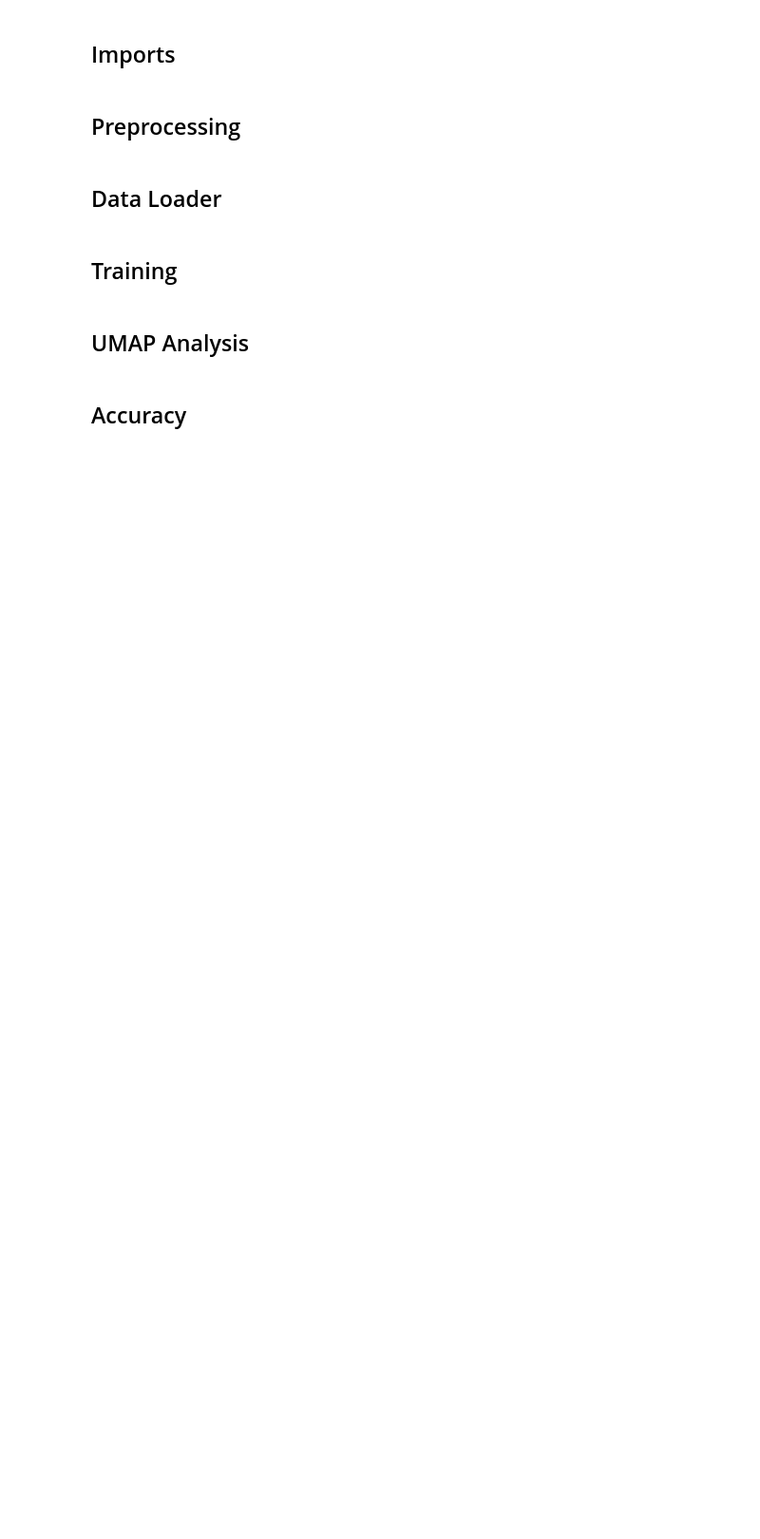
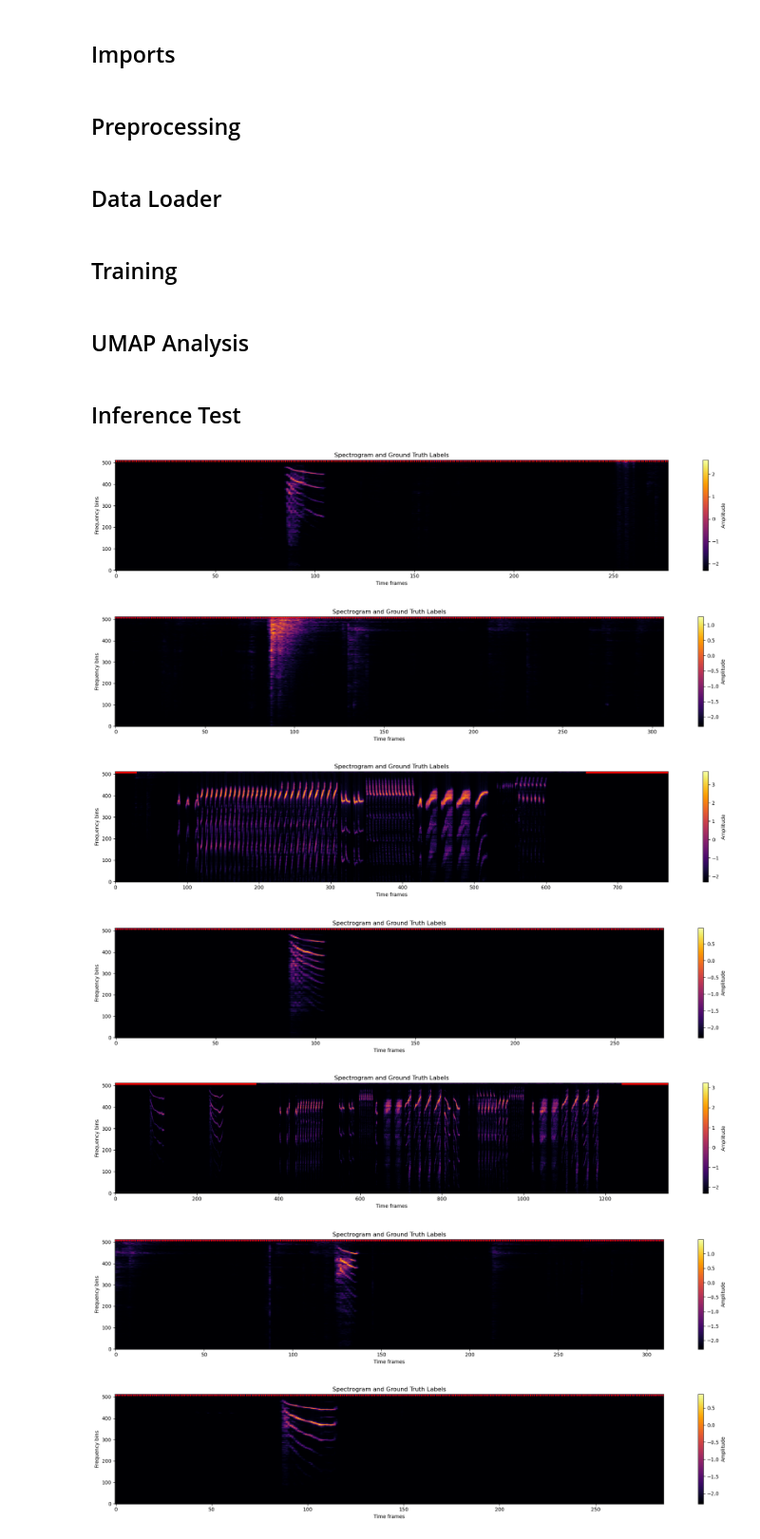
Before and after one commit to georgevenven/canary_song_detector, a Jupyter notebook: tweetyBERT_song_detection.ipynb, the cells around one changed output. Shown at 95% size. Cells and saved outputs as stored; diff of their text form; code cells hidden in the pictures; blank space fills up the shorter version.

```diff
--- a/tweetyBERT_song_detection.ipynb
+++ b/tweetyBERT_song_detection.ipynb
@@ -268,2 +107,0 @@ plt.show()
-# %% [markdown]
-## Accuracy
@@ -322,0 +120,57 @@ print(f'F1 Score: {f1}')
+# %% [markdown]
+## Inference Test
+# %%
+from inference_functions import replace_short_sequences, pad_and_relabel, plot_spectrogram_and_labels
+
+#### 1 should always be non-song, and 0 should always be song #### Thats why I will generate an empty spectogram and see the labels and invert them if they are wrong
+test = np.zeros((1, 492, 286))
+test = torch.Tensor(test)
+output_test, _ = model.inference_forward(test.unsqueeze(0).to(device))
+labels_test = kmeans.predict(output_test[0].detach().cpu().numpy())
+
+if labels_test.all() == 1:
+    invert_labels = False
+else:
+    invert_labels = True
+
+
+for i, file in enumerate(os.listdir("/home/george-vengrovski/Documents/canary_song_detector/data/")):
+    f = np.load(os.path.join(data_root, file))
+    spectogram = f['s']
+    spectogram = spectogram[8:500,:]
+    # Normalize (Z-score normalization)
+    mean = spectogram.mean()
+    std = spectogram.std()
+    spectogram = (spectogram - mean) / (std + 1e-7)  # Adding a small constant to prevent division by zero
+
+    # Replace NaN values with zeros
+    spectogram[np.isnan(spectogram)] = 0
+    spectogram = torch.from_numpy(spectogram).float().unsqueeze(0)
+    output, _ = model.inference_forward(spectogram.unsqueeze(0).to(device))
+
+    labels = kmeans.predict(output[0].detach().cpu().numpy())
+
+    if invert_labels:
+        # invert labels
+        labels = (1-labels)
+
+    # the order of below functions is important, 1 is NOT SONG
+    labels = replace_short_sequences(labels, target_label=1, min_length=50)
+    labels = replace_short_sequences(labels, target_label=0, min_length=200)
+
+    # pad song
+    labels = pad_and_relabel(labels, target_label=0, n=50)
+
+
+    plot_spectrogram_and_labels(f['s'], labels)
+
+    if i > 5:
+        break
+# %% [output]
+[figure, added]
+[figure, added]
+[figure, added]
+[figure, added]
+[figure, added]
+[figure, added]
+[figure, added]
```
Also changed, not shown: parts of 4 cells of this notebook, 6 other files.
